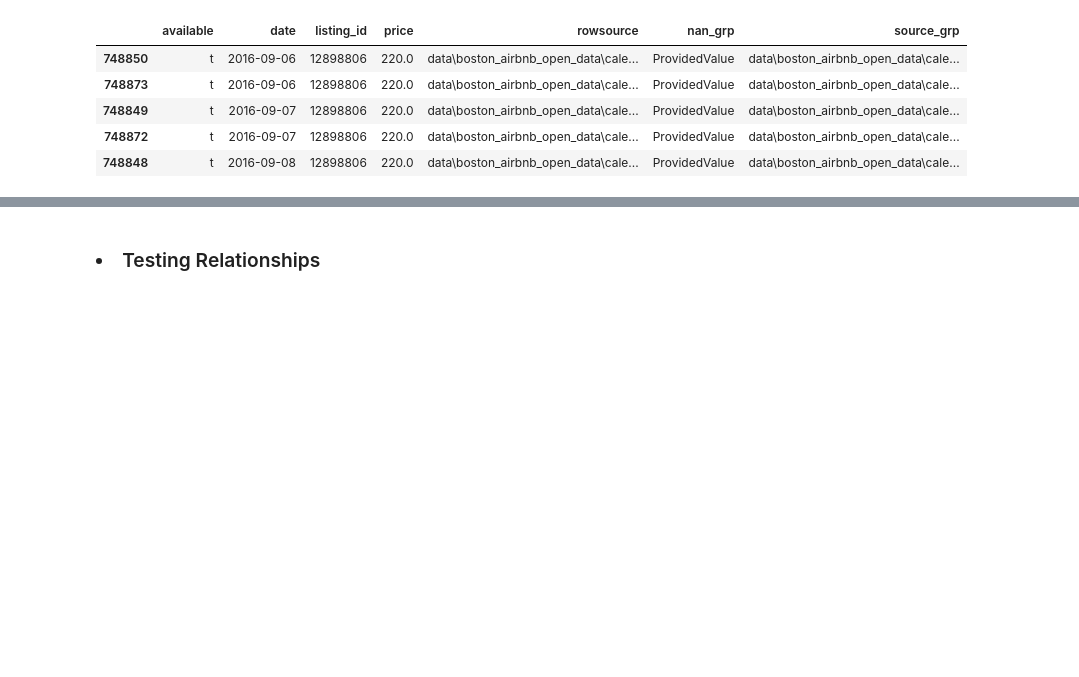
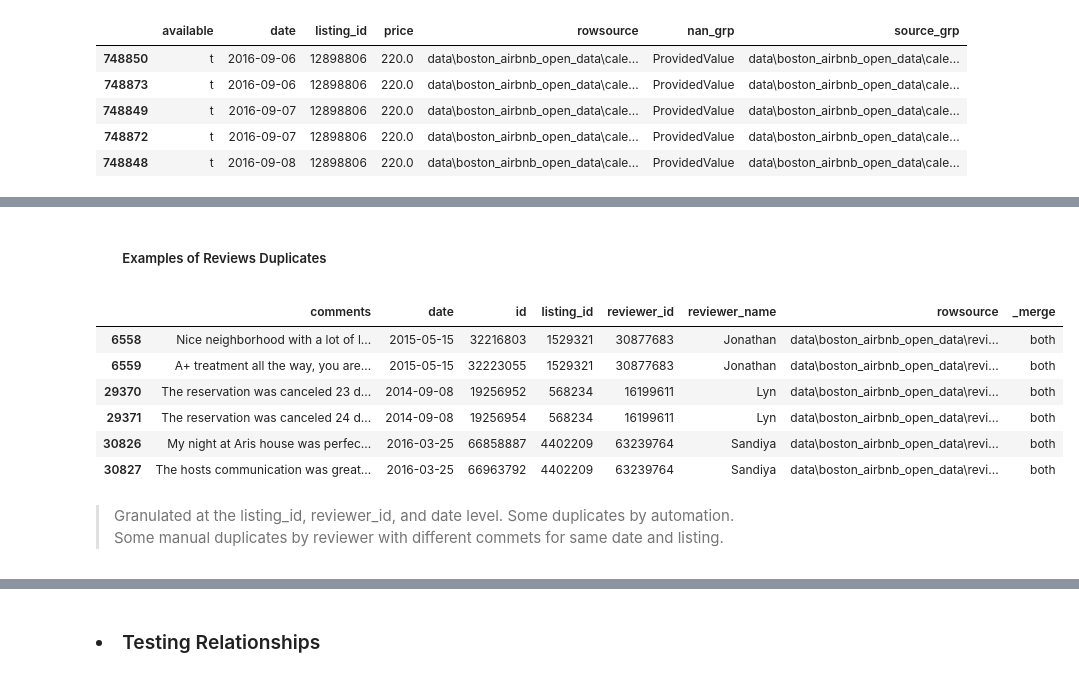
Before and after one commit to samlexrod/airbnb_ml, a Jupyter notebook: Airbnb_Analysis.ipynb, the cells around one changed output, grey strips where cells are left out. Cells and saved outputs as stored; diff of their text form; code cells hidden in the pictures; blank space fills up the shorter version.

Commit message:
Understading review and listing relationship

```diff
--- a/Airbnb_Analysis.ipynb
+++ b/Airbnb_Analysis.ipynb
@@ -390,0 +419,8 @@ TypeError: data type not understood
+# %%
+reviews_duplicated = reviews\
+    .groupby(['listing_id', 'reviewer_id', 'date'])\
+    .size()\
+    .to_frame("duplicates")\
+    .query("duplicates>1")\
+    .reset_index()
+reviews_duplicated.style.bar(subset=['duplicates'])
@@ -390,0 +440,19 @@ TypeError: data type not understood
+# %% [markdown]
+##### <ol> Examples of Reviews Duplicates
+# %%
+reviews.merge(reviews_duplicated.drop('duplicates', axis=1),
+              on=['listing_id', 'reviewer_id', 'date'],
+              how='left',
+              indicator=True)\
+    .query("_merge=='both'").head(6)\
+    .style.background_gradient(subset=['reviewer_id'])
+# %% [output]
+|  | comments | date | id | listing_id | reviewer_id | reviewer_name | rowsource | _merge |
+| 6558 | Nice neighborhood with a lot of l... | 2015-05-15 | 32216803 | 1529321 | 30877683 | Jonathan | data\boston_airbnb_open_data\revi... | both |
+| 6559 | A+ treatment all the way, you are... | 2015-05-15 | 32223055 | 1529321 | 30877683 | Jonathan | data\boston_airbnb_open_data\revi... | both |
+| 29370 | The reservation was canceled 23 d... | 2014-09-08 | 19256952 | 568234 | 16199611 | Lyn | data\boston_airbnb_open_data\revi... | both |
+| 29371 | The reservation was canceled 24 d... | 2014-09-08 | 19256954 | 568234 | 16199611 | Lyn | data\boston_airbnb_open_data\revi... | both |
+| 30826 | My night at Aris house was perfec... | 2016-03-25 | 66858887 | 4402209 | 63239764 | Sandiya | data\boston_airbnb_open_data\revi... | both |
+| 30827 | The hosts communication was great... | 2016-03-25 | 66963792 | 4402209 | 63239764 | Sandiya | data\boston_airbnb_open_data\revi... | both |
+# %% [markdown]
+> Granulated at the listing_id, reviewer_id, and date level. Some duplicates by automation. Some manual duplicates by reviewer with different commets for same date and listing.
```
Also changed, not shown: parts of 38 cells of this notebook.
